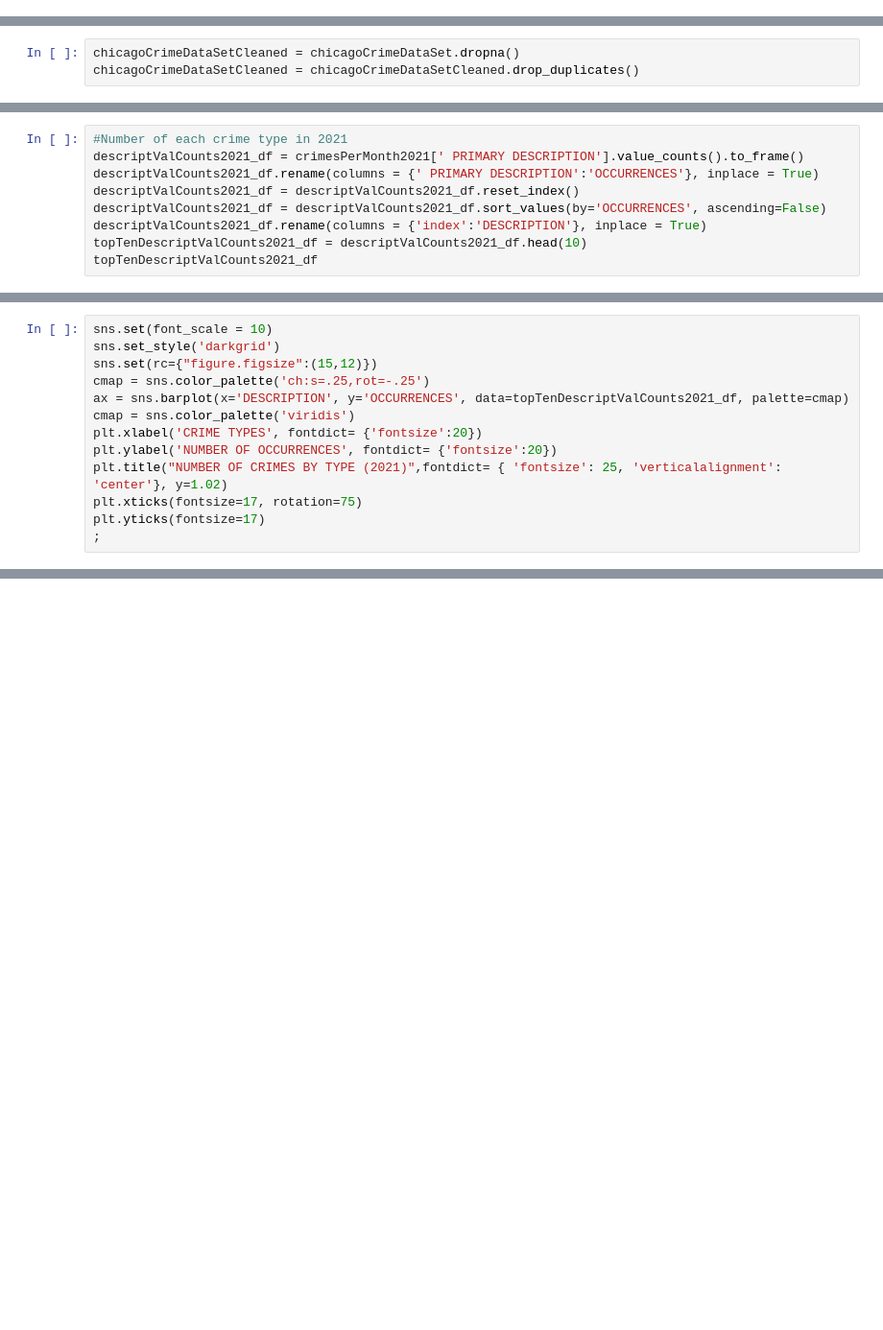
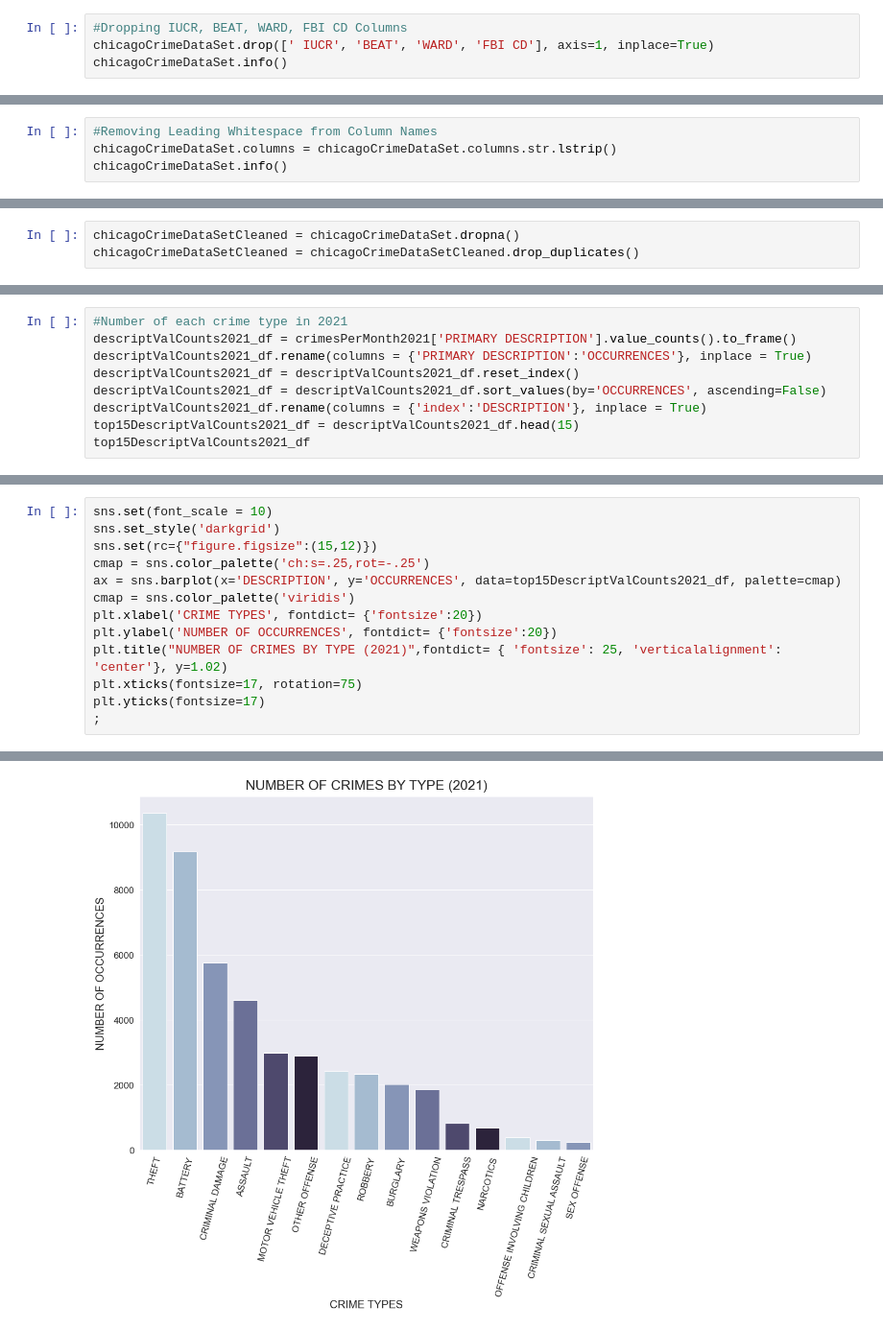
Before and after one commit to jrthompson25/Chicago_Crime_Analysis, a Jupyter notebook: Notebooks/Chicago Crime Project.ipynb, the cells around one changed output, grey strips where cells are left out. Shown: that part at 96% size. Saved outputs shown, nothing was run; the diff lists cells and outputs as text; blank space fills up the shorter version.

Commit message:
Removed unnecessary columns and leading spaces from column names, explored thefts by value for each year

```diff
--- a/Notebooks/Chicago Crime Project.ipynb
+++ b/Notebooks/Chicago Crime Project.ipynb
@@ -12,0 +44,4 @@ chicagoCrimeDataSet.info()
+# %%
+#Dropping IUCR, BEAT, WARD, FBI CD Columns
+chicagoCrimeDataSet.drop([' IUCR', 'BEAT', 'WARD', 'FBI CD'], axis=1, inplace=True)
+chicagoCrimeDataSet.info()
@@ -12,0 +69,4 @@ chicagoCrimeDataSet.info()
+# %%
+#Removing Leading Whitespace from Column Names
+chicagoCrimeDataSet.columns = chicagoCrimeDataSet.columns.str.lstrip()
+chicagoCrimeDataSet.info()
@@ -72,9 +231,9 @@ descriptCount2021
 # %%
 #Number of each crime type in 2021
-descriptValCounts2021_df = crimesPerMonth2021[' PRIMARY DESCRIPTION'].value_counts().to_frame()
-descriptValCounts2021_df.rename(columns = {' PRIMARY DESCRIPTION':'OCCURRENCES'}, inplace = True)
+descriptValCounts2021_df = crimesPerMonth2021['PRIMARY DESCRIPTION'].value_counts().to_frame()
+descriptValCounts2021_df.rename(columns = {'PRIMARY DESCRIPTION':'OCCURRENCES'}, inplace = True)
 descriptValCounts2021_df = descriptValCounts2021_df.reset_index()
 descriptValCounts2021_df = descriptValCounts2021_df.sort_values(by='OCCURRENCES', ascending=False)
 descriptValCounts2021_df.rename(columns = {'index':'DESCRIPTION'}, inplace = True)
-topTenDescriptValCounts2021_df = descriptValCounts2021_df.head(10)
-topTenDescriptValCounts2021_df
+top15DescriptValCounts2021_df = descriptValCounts2021_df.head(15)
+top15DescriptValCounts2021_df
@@ -83,7 +259,7 @@ sns.set(font_scale = 10)
 sns.set_style('darkgrid')
 sns.set(rc={"figure.figsize":(15,12)})
 cmap = sns.color_palette('ch:s=.25,rot=-.25')
-ax = sns.barplot(x='DESCRIPTION', y='OCCURRENCES', data=topTenDescriptValCounts2021_df, palette=cmap)
+ax = sns.barplot(x='DESCRIPTION', y='OCCURRENCES', data=top15DescriptValCounts2021_df, palette=cmap)
 cmap = sns.color_palette('viridis')
 plt.xlabel('CRIME TYPES', fontdict= {'fontsize':20})
 plt.ylabel('NUMBER OF OCCURRENCES', fontdict= {'fontsize':20})
@@ -91,3 +267,4 @@ plt.title("NUMBER OF CRIMES BY TYPE (2021)",fontdict= { 'fontsize': 25, 'vertica
 plt.xticks(fontsize=17, rotation=75)
 plt.yticks(fontsize=17)
 ;
+# %% [output]
@@ -94 +272,2 @@ plt.yticks(fontsize=17)
+[figure, added]
 # %%
```
Also changed, not shown: parts of 28 cells of this notebook.
